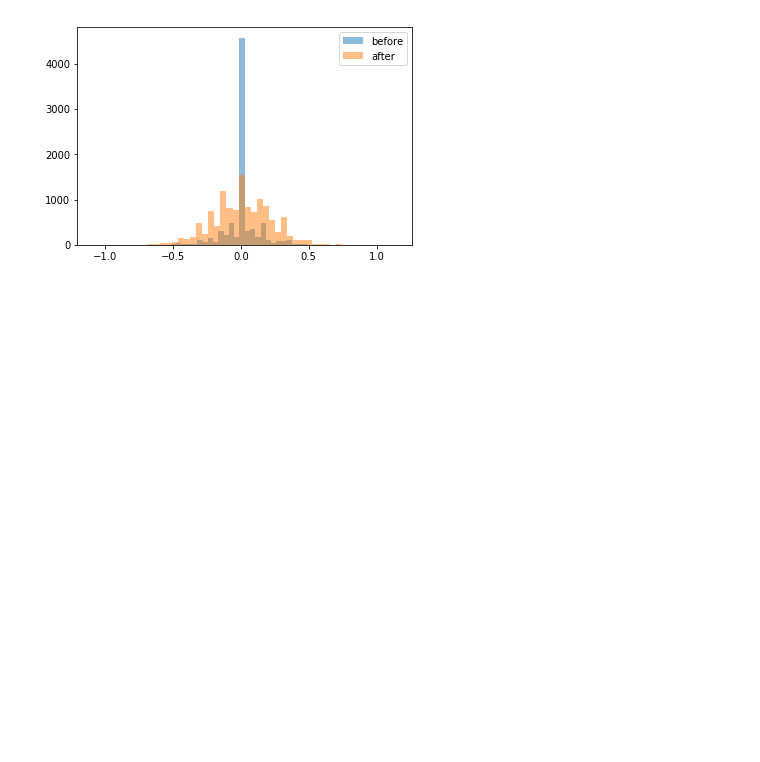
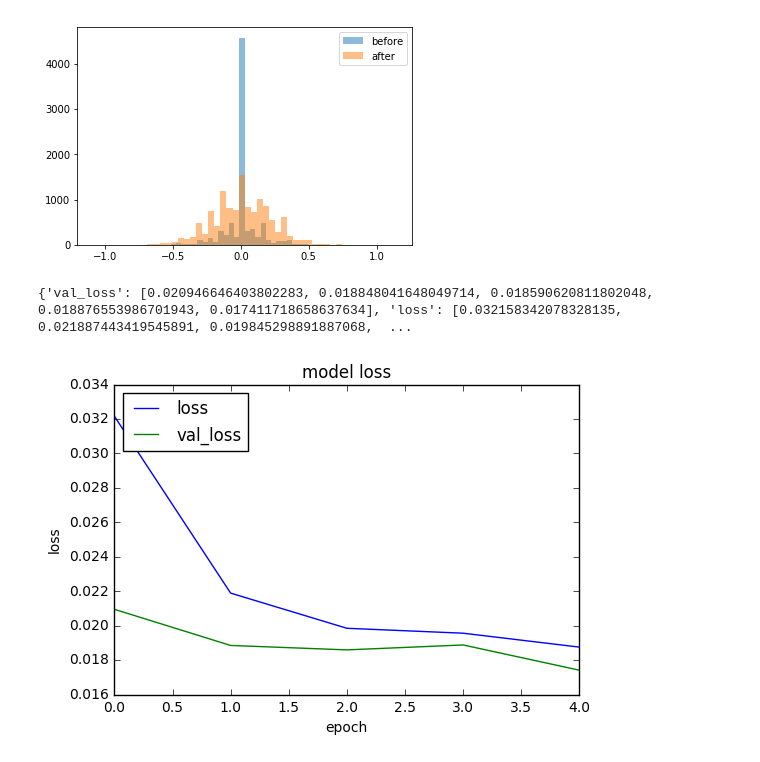
Before and after one commit to alanswx/CarND-Behavioral-Cloning-P3, a Jupyter notebook: DataExplorer.ipynb, the cells around one changed output. Saved outputs shown, nothing was run; the diff lists cells and outputs as text; code cells hidden in the pictures; blank space fills up the shorter version.

Commit message:
added more visualization and changed names

```diff
--- a/DataExplorer.ipynb
+++ b/DataExplorer.ipynb
@@ -232,14 +232,17 @@ overlay
 # %%
 import pickle
 
 history = pickle.load(open("history.p","rb"))
 print(history)
 #http://machinelearningmastery.com/display-deep-learning-model-training-history-in-keras/
 # summarize history for loss
 plt.plot(history['loss'])
-#plt.plot(history['val_loss'])
+plt.plot(history['val_loss'])
 plt.title('model loss')
 plt.ylabel('loss')
 plt.xlabel('epoch')
 plt.legend(['loss', 'val_loss'], loc='upper left')
 plt.show()
+# %% [output]
+{'val_loss': [0.020946646403802283, 0.018848041648049714, 0.018590620811802048, 0.018876553986701943, 0.017411718658637634], 'loss': [0.032158342078328135, 0.021887443419545891, 0.019845298891887068,  ...
+[figure, added]
```
Also changed, not shown: parts of 1 cell of this notebook.
